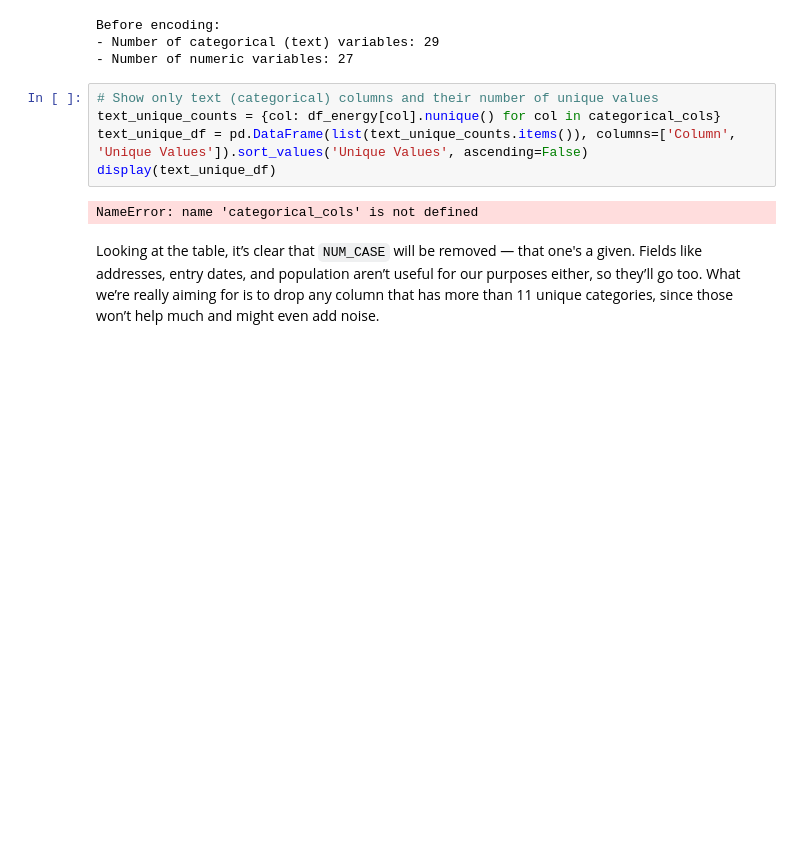
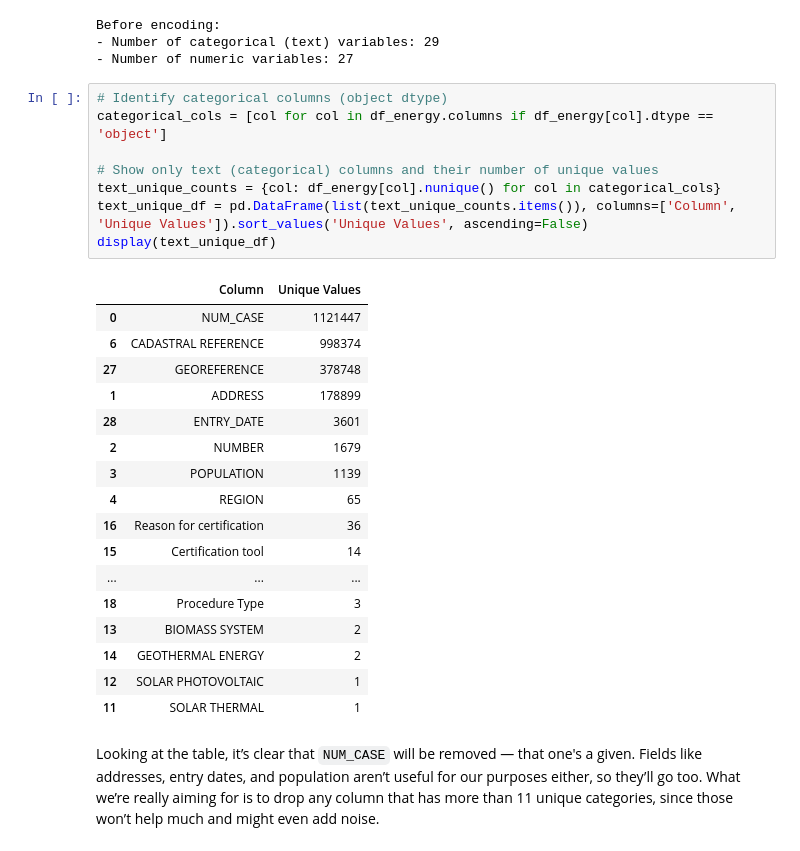
Before and after one commit to Corne173/Building-EPC, a Jupyter notebook: Masters_Code2.ipynb, the cells around one changed output. Drawn from its saved outputs; the diff is of its cells as text; blank space fills up the shorter version.

```diff
--- a/Masters_Code2.ipynb
+++ b/Masters_Code2.ipynb
@@ -406,12 +406,31 @@ Before encoding:
 - Number of categorical (text) variables: 29
 - Number of numeric variables: 27
 # %%
+# Identify categorical columns (object dtype)
+categorical_cols = [col for col in df_energy.columns if df_energy[col].dtype == 'object']
+
 # Show only text (categorical) columns and their number of unique values
 text_unique_counts = {col: df_energy[col].nunique() for col in categorical_cols}
 text_unique_df = pd.DataFrame(list(text_unique_counts.items()), columns=['Column', 'Unique Values']).sort_values('Unique Values', ascending=False)
 display(text_unique_df)
 # %% [output]
-NameError: name 'categorical_cols' is not defined
+|  | Column | Unique Values |
+| 0 | NUM_CASE | 1121447 |
+| 6 | CADASTRAL REFERENCE | 998374 |
+| 27 | GEOREFERENCE | 378748 |
+| 1 | ADDRESS | 178899 |
+| 28 | ENTRY_DATE | 3601 |
+| 2 | NUMBER | 1679 |
+| 3 | POPULATION | 1139 |
+| 4 | REGION | 65 |
+| 16 | Reason for certification | 36 |
+| 15 | Certification tool | 14 |
+| ... | ... | ... |
+| 18 | Procedure Type | 3 |
+| 13 | BIOMASS SYSTEM | 2 |
+| 14 | GEOTHERMAL ENERGY | 2 |
+| 12 | SOLAR PHOTOVOLTAIC | 1 |
+| 11 | SOLAR THERMAL | 1 |
 # %% [markdown]
 Looking at the table, it’s clear that `NUM_CASE` will be removed — that one's a given. Fields like addresses, entry dates, and population aren’t useful for our purposes either, so they’ll go too. What we’re really aiming for is to drop any column that has more than 11 unique categories, since those won’t help much and might even add noise.
 # %%
```
Also changed, not shown: parts of 10 cells of this notebook.
